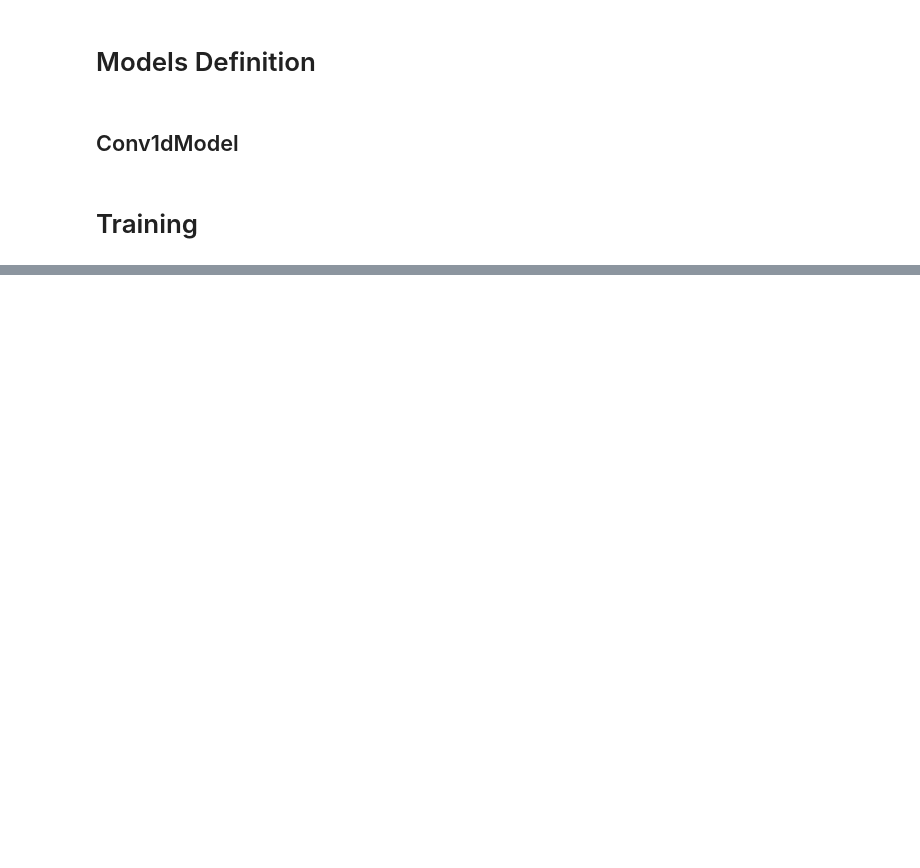
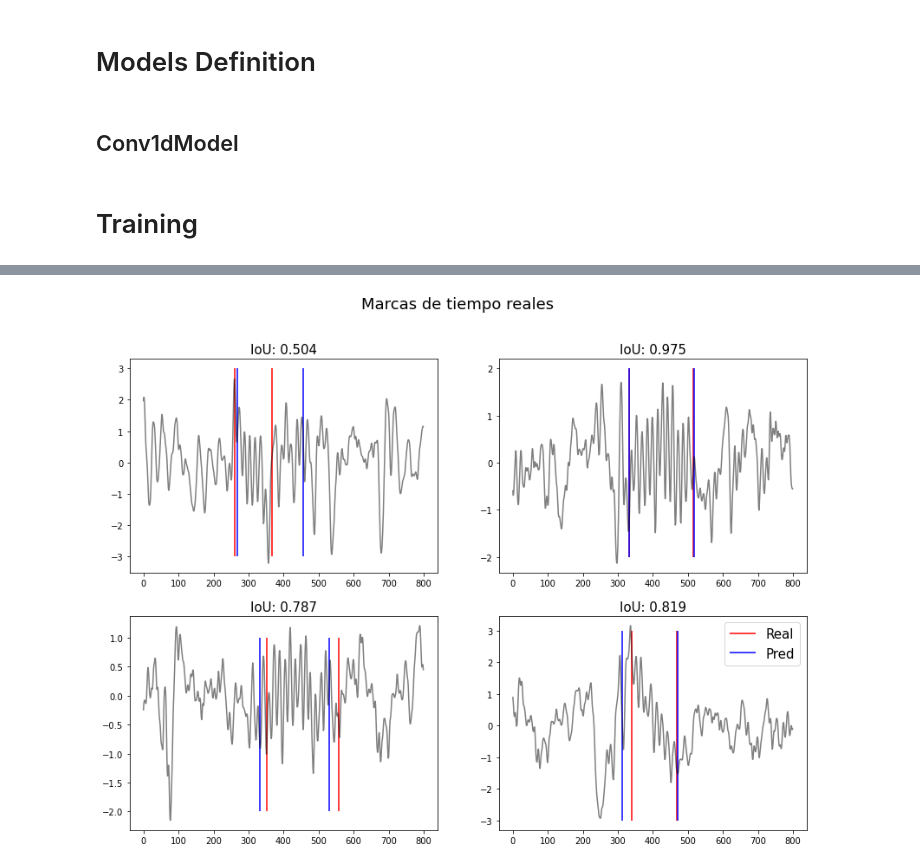
Before and after one commit to NicoBrandstetterr/location-of-the-sigma-spindles-in-EEG, a Jupyter notebook: location_sigma_spindles.ipynb, the cells around one changed output, grey strips where cells are left out. Saved outputs shown, nothing was run; the diff lists cells and outputs as text; code cells hidden in the pictures; blank space fills up the shorter version.

```diff
--- a/location_sigma_spindles.ipynb
+++ b/location_sigma_spindles.ipynb
@@ -27,7 +33,7 @@ import torchvision
 # %%
-test_marks = np.load('data_sigma_spindles/test_marks.npy')
-test_signals = np.load('data_sigma_spindles/test_signals.npy')
-train_marks = np.load('data_sigma_spindles/train_marks.npy')
-train_signals = np.load('data_sigma_spindles/train_signals.npy')
-val_marks = np.load('data_sigma_spindles/val_marks.npy')
-val_signals = np.load('data_sigma_spindles/val_signals.npy')
+test_marks    = np.load('data/Localización de husos sigma en el EEG del sueño/test_marks.npy')
+test_signals  = np.load('data/Localización de husos sigma en el EEG del sueño/test_signals.npy')
+train_marks   = np.load('data/Localización de husos sigma en el EEG del sueño/train_marks.npy')
+train_signals = np.load('data/Localización de husos sigma en el EEG del sueño/train_signals.npy')
+val_marks     = np.load('data/Localización de husos sigma en el EEG del sueño/val_marks.npy')
+val_signals   = np.load('data/Localización de husos sigma en el EEG del sueño/val_signals.npy')
@@ -378,0 +383,2 @@ KeyboardInterrupt:
+# %%
+predicciones = CNN1d(test_signals.unsqueeze(1)[:4]).detach()
@@ -378,0 +410,31 @@ KeyboardInterrupt:
+# %%
+fig, axs = plt.subplots(2, 2, figsize=(14,10))
+
+t = np.arange(800)
+axs[0, 0].plot(t, test_signals[0], c='black', alpha=0.5)
+l1 = axs[0, 0].vlines(test_marks[0], -3, 3, colors='r')
+l2 = axs[0, 0].vlines(predicciones[0], -3, 3, colors='b')
+axs[0, 0].set_title('IoU: ' + str(round(iou_pytorch(test_marks[0].unsqueeze(0),predicciones[0].unsqueeze(0)).item(),3)), size=15)
+
+axs[0, 1].plot(t, test_signals[1], c='black', alpha=0.5)
+axs[0, 1].vlines(test_marks[1], -2, 2, colors='r')
+axs[0, 1].vlines(predicciones[1], -2, 2, colors='b')
+axs[0, 1].set_title('IoU: ' + str(round(iou_pytorch(test_marks[1].unsqueeze(0),predicciones[1].unsqueeze(0)).item(),3)), size=15)
+
+axs[1, 0].plot(t, test_signals[2], c='black', alpha=0.5)
+axs[1, 0].vlines(test_marks[2], -2, 1, colors='r')
+axs[1, 0].vlines(predicciones[2], -2, 1, colors='b')
+axs[1, 0].set_title('IoU: ' + str(round(iou_pytorch(test_marks[2].unsqueeze(0),predicciones[2].unsqueeze(0)).item(),3)), size=15)
+
+plt.legend([l1, l2],["HHZ 1", "HHN"])
+
+axs[1, 1].plot(t, test_signals[3], c='black', alpha=0.5)
+axs[1, 1].vlines(test_marks[3], -3, 3, colors='r')
+axs[1, 1].vlines(predicciones[3], -3, 3, colors='b')
+axs[1, 1].set_title('IoU: ' + str(round(iou_pytorch(test_marks[3].unsqueeze(0),predicciones[3].unsqueeze(0)).item(),3)), size=15)
+
+plt.legend([l1, l2],["Real", "Pred"], prop={'size': 15})
+fig.suptitle('Marcas de tiempo reales', fontsize=18)
+fig.show()
+# %% [output]
+[figure, added]
```
Also changed, not shown: parts of 19 cells of this notebook.
